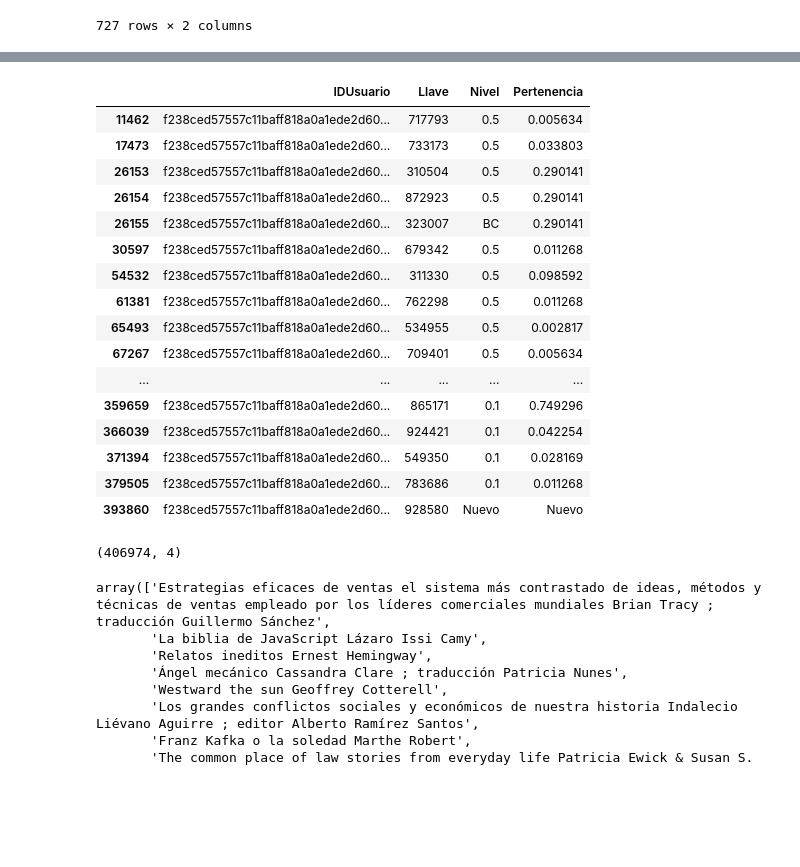
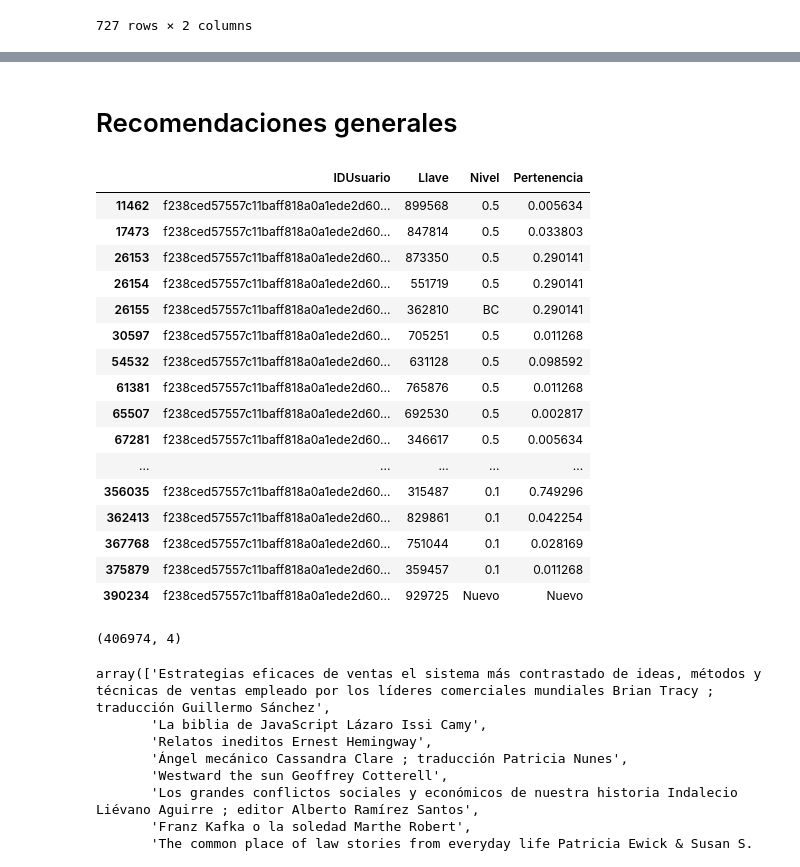
Before and after one commit to Johan-Ortegon-1/uaque, a Jupyter notebook: V2_Clustering_+_Recomendations/ClusteringYRecomendacionesDifusas.ipynb, the cells around one changed output, grey strips where cells are left out. Drawn from its saved outputs; the diff is of its cells as text; code cells hidden in the pictures; blank space fills up the shorter version.

Commit message:
listas la recomendaciones de baja circulacion

```diff
--- a/V2_Clustering_+_Recomendations/ClusteringYRecomendacionesDifusas.ipynb
+++ b/V2_Clustering_+_Recomendations/ClusteringYRecomendacionesDifusas.ipynb
@@ -594,5 +603,5 @@ Parámetros:
 # %%
-def recomendaciones_nivel(pesos_clustering, peso_x_nivel, total_recomendaciones, columna):#"DeweyUnidad"
+def recomendaciones_nivel(pesos_clustering, peso_x_nivel, total_recomendaciones, columna, df_frecuencia):#"DeweyUnidad"
     print("Comenzando Recomendaciones nivel ")
     recomendaciones = pd.DataFrame(columns = ['IDUsuario', 'Llave', 'Nivel'])
     i=0
@@ -600,7 +609,12 @@ def recomendaciones_nivel(pesos_clustering, peso_x_nivel, total_recomendaciones,
         #print("CLUSTER: ", cluster)
         material_rankeado = rank_material(pesos_clustering, cluster, "DeweyUnidad")
         #print(material_rankeado)
-        lista_recomendaciones = generar_recomendacion(pesos_clustering, cluster, peso_x_nivel, total_recomendaciones, material_rankeado,columna)
+        lista_recomendaciones = generar_recomendacion(pesos_clustering,
+                                                      cluster, peso_x_nivel,
+                                                      total_recomendaciones,
+                                                      material_rankeado,
+                                                      columna,
+                                                    df_frecuencia)
         #print(lista_recomendaciones.shape[0])
         recomendaciones = pd.concat([recomendaciones, lista_recomendaciones], ignore_index = True)
         #display(recomendaciones)
@@ -610,7 +624,7 @@ def recomendaciones_nivel(pesos_clustering, peso_x_nivel, total_recomendaciones,
     print("Finalizando Recomendaciones nivel")
     return recomendaciones
 # %%
-recomendaciones_final_unidad = recomendaciones_nivel(pesos_clustering_unidad, 0.5, 10, "DeweyUnidad")
+recomendaciones_final_unidad = recomendaciones_nivel(pesos_clustering_unidad, 0.5, 10, "DeweyUnidad",frecuencia_unidad)
 display(recomendaciones_final_unidad)
 # %% [output]
 Comenzando Recomendaciones nivel
@@ -646,4 +660,4 @@ Finalizando Recomendaciones nivel
 # %%
-recomendaciones_final_decena = recomendaciones_nivel(pesos_clustering_decena, 0.2, 10, "DeweyDecena")
+recomendaciones_final_decena = recomendaciones_nivel(pesos_clustering_decena, 0.2, 10, "DeweyDecena",frecuencia_decena)
 # %% [output]
 Comenzando Recomendaciones nivel
@@ -665,6 +673,6 @@ No hay libros de baja circulacion a recomendar para este usuario
 Finalizando Recomendaciones nivel
 # %%
-recomendaciones_final_centena = recomendaciones_nivel(pesos_clustering_centena, 0.1, 10, "DeweyCentena")
+recomendaciones_final_centena = recomendaciones_nivel(pesos_clustering_centena, 0.1, 10, "DeweyCentena",frecuencia_centena)
 display(recomendaciones_final_centena)
 # %% [output]
 Comenzando Recomendaciones nivel
@@ -694,30 +738,32 @@ Finalizando Recomendaciones nivel
+# %% [markdown]
+# Recomendaciones generales
 # %%
 def recomendaciones_usuario(id_usuario, df_recomendaciones):
     recomendaciones_u = df_recomendaciones.loc[df_recomendaciones["IDUsuario"] == id_usuario]
     display(recomendaciones_u)
     return recomendaciones_u
 # %%
-recomendaciones_tres_niveles = pd.DataFrame(columns = ['IDUsuario', 'Llave', 'Nivel'])
-recomendaciones_tres_niveles = pd.concat([recomendaciones_tres_niveles, recomendaciones_final_unidad], ignore_index = True)
-recomendaciones_tres_niveles = pd.concat([recomendaciones_tres_niveles, recomendaciones_final_decena], ignore_index = True)
-recomendaciones_tres_niveles = pd.concat([recomendaciones_tres_niveles, recomendaciones_final_centena], ignore_index = True)
-recomendaciones_tres_niveles = pd.concat([recomendaciones_tres_niveles, recomendaciones_nuevas], ignore_index = True)
-recomendaciones = recomendaciones_usuario('f238ced57557c11baff818a0a1ede2d60f70b3a7', recomendaciones_tres_niveles)
+recomendaciones_generales = pd.DataFrame(columns = ['IDUsuario', 'Llave', 'Nivel'])
+recomendaciones_generales = pd.concat([recomendaciones_generales, recomendaciones_final_unidad], ignore_index = True)
+recomendaciones_generales = pd.concat([recomendaciones_generales, recomendaciones_final_decena], ignore_index = True)
+recomendaciones_generales = pd.concat([recomendaciones_generales, recomendaciones_final_centena], ignore_index = True)
+recomendaciones_generales = pd.concat([recomendaciones_generales, recomendaciones_nuevas], ignore_index = True)
+recomendaciones = recomendaciones_usuario('f238ced57557c11baff818a0a1ede2d60f70b3a7', recomendaciones_generales)
 # %% [output]
 |  | IDUsuario | Llave | Nivel | Pertenencia |
-| 11462 | f238ced57557c11baff818a0a1ede2d60... | 717793 | 0.5 | 0.005634 |
-| 17473 | f238ced57557c11baff818a0a1ede2d60... | 733173 | 0.5 | 0.033803 |
-| 26153 | f238ced57557c11baff818a0a1ede2d60... | 310504 | 0.5 | 0.290141 |
-| 26154 | f238ced57557c11baff818a0a1ede2d60... | 872923 | 0.5 | 0.290141 |
-| 26155 | f238ced57557c11baff818a0a1ede2d60... | 323007 | BC | 0.290141 |
-| 30597 | f238ced57557c11baff818a0a1ede2d60... | 679342 | 0.5 | 0.011268 |
-| 54532 | f238ced57557c11baff818a0a1ede2d60... | 311330 | 0.5 | 0.098592 |
-| 61381 | f238ced57557c11baff818a0a1ede2d60... | 762298 | 0.5 | 0.011268 |
-| 65493 | f238ced57557c11baff818a0a1ede2d60... | 534955 | 0.5 | 0.002817 |
-| 67267 | f238ced57557c11baff818a0a1ede2d60... | 709401 | 0.5 | 0.005634 |
+| 11462 | f238ced57557c11baff818a0a1ede2d60... | 899568 | 0.5 | 0.005634 |
+| 17473 | f238ced57557c11baff818a0a1ede2d60... | 847814 | 0.5 | 0.033803 |
+| 26153 | f238ced57557c11baff818a0a1ede2d60... | 873350 | 0.5 | 0.290141 |
+| 26154 | f238ced57557c11baff818a0a1ede2d60... | 551719 | 0.5 | 0.290141 |
+| 26155 | f238ced57557c11baff818a0a1ede2d60... | 362810 | BC | 0.290141 |
+| 30597 | f238ced57557c11baff818a0a1ede2d60... | 705251 | 0.5 | 0.011268 |
+| 54532 | f238ced57557c11baff818a0a1ede2d60... | 631128 | 0.5 | 0.098592 |
+| 61381 | f238ced57557c11baff818a0a1ede2d60... | 765876 | 0.5 | 0.011268 |
+| 65507 | f238ced57557c11baff818a0a1ede2d60... | 692530 | 0.5 | 0.002817 |
+| 67281 | f238ced57557c11baff818a0a1ede2d60... | 346617 | 0.5 | 0.005634 |
 | ... | ... | ... | ... | ... |
-| 359659 | f238ced57557c11baff818a0a1ede2d60... | 865171 | 0.1 | 0.749296 |
-| 366039 | f238ced57557c11baff818a0a1ede2d60... | 924421 | 0.1 | 0.042254 |
-| 371394 | f238ced57557c11baff818a0a1ede2d60... | 549350 | 0.1 | 0.028169 |
-| 379505 | f238ced57557c11baff818a0a1ede2d60... | 783686 | 0.1 | 0.011268 |
-| 393860 | f238ced57557c11baff818a0a1ede2d60... | 928580 | Nuevo | Nuevo |
+| 356035 | f238ced57557c11baff818a0a1ede2d60... | 315487 | 0.1 | 0.749296 |
+| 362413 | f238ced57557c11baff818a0a1ede2d60... | 829861 | 0.1 | 0.042254 |
+| 367768 | f238ced57557c11baff818a0a1ede2d60... | 751044 | 0.1 | 0.028169 |
+| 375879 | f238ced57557c11baff818a0a1ede2d60... | 359457 | 0.1 | 0.011268 |
+| 390234 | f238ced57557c11baff818a0a1ede2d60... | 929725 | Nuevo | Nuevo |
@@ -726,4 +769,0 @@ recomendaciones_tres_niveles.to_json(r'C:\Users\user\Downloads\recomedaciones_fi
-# %%
-recomendaciones_tres_niveles.shape
-# %% [output]
-(406974, 4)
@@ -730,3 +772,7 @@ recomendaciones_tres_niveles.shape
+# %%
+recomendaciones_tres_niveles.shape
+# %% [output]
+(406974, 4)
 # %%
 recomendaciones_data = pd.DataFrame(data=recomendaciones)
 join_data = pd.DataFrame(data=join)
```
Also changed, not shown: parts of 44 cells of this notebook.
